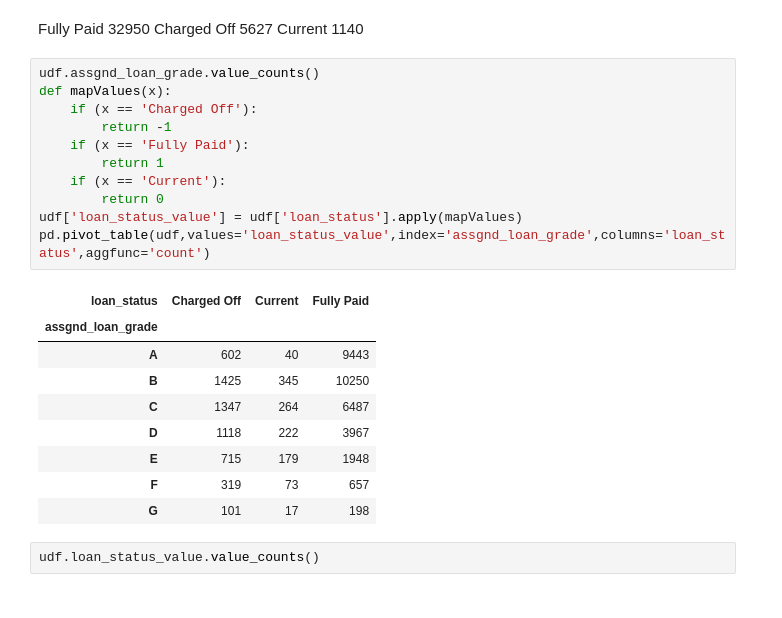
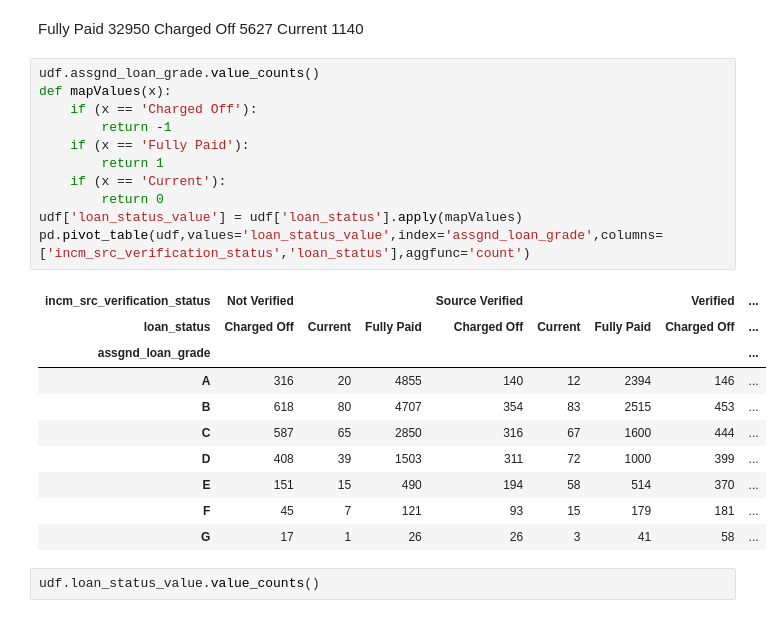
Before and after one commit to nikhil-mothkuri/Lending_Case_Study_Upgrad, a Jupyter notebook: LendingCase.ipynb, the cells around one changed output. Saved outputs shown, nothing was run; the diff lists cells and outputs as text.

```diff
--- a/LendingCase.ipynb
+++ b/LendingCase.ipynb
@@ -428,24 +428,25 @@ Current         1140
 # %%
 udf.assgnd_loan_grade.value_counts()
 def mapValues(x):
     if (x == 'Charged Off'):
         return -1
     if (x == 'Fully Paid'):
         return 1
     if (x == 'Current'):
         return 0
 udf['loan_status_value'] = udf['loan_status'].apply(mapValues)
-pd.pivot_table(udf,values='loan_status_value',index='assgnd_loan_grade',columns='loan_status',aggfunc='count')
+pd.pivot_table(udf,values='loan_status_value',index='assgnd_loan_grade',columns=['incm_src_verification_status','loan_status'],aggfunc='count')
 # %% [output]
-| loan_status | Charged Off | Current | Fully Paid |
-| assgnd_loan_grade |  |  |  |
-| A | 602 | 40 | 9443 |
-| B | 1425 | 345 | 10250 |
-| C | 1347 | 264 | 6487 |
-| D | 1118 | 222 | 3967 |
-| E | 715 | 179 | 1948 |
-| F | 319 | 73 | 657 |
-| G | 101 | 17 | 198 |
+| incm_src_verification_status | Not Verified |  |  | Source Verified |  |  | Verified | ... |
+| loan_status | Charged Off | Current | Fully Paid | Charged Off | Current | Fully Paid | Charged Off | ... |
+| assgnd_loan_grade |  |  |  |  |  |  |  | ... |
+| A | 316 | 20 | 4855 | 140 | 12 | 2394 | 146 | ... |
+| B | 618 | 80 | 4707 | 354 | 83 | 2515 | 453 | ... |
+| C | 587 | 65 | 2850 | 316 | 67 | 1600 | 444 | ... |
+| D | 408 | 39 | 1503 | 311 | 72 | 1000 | 399 | ... |
+| E | 151 | 15 | 490 | 194 | 58 | 514 | 370 | ... |
+| F | 45 | 7 | 121 | 93 | 15 | 179 | 181 | ... |
+| G | 17 | 1 | 26 | 26 | 3 | 41 | 58 | ... |
 # %%
 udf.loan_status_value.value_counts()
 # %% [output]
```
Also changed, not shown: parts of 12 cells of this notebook.
